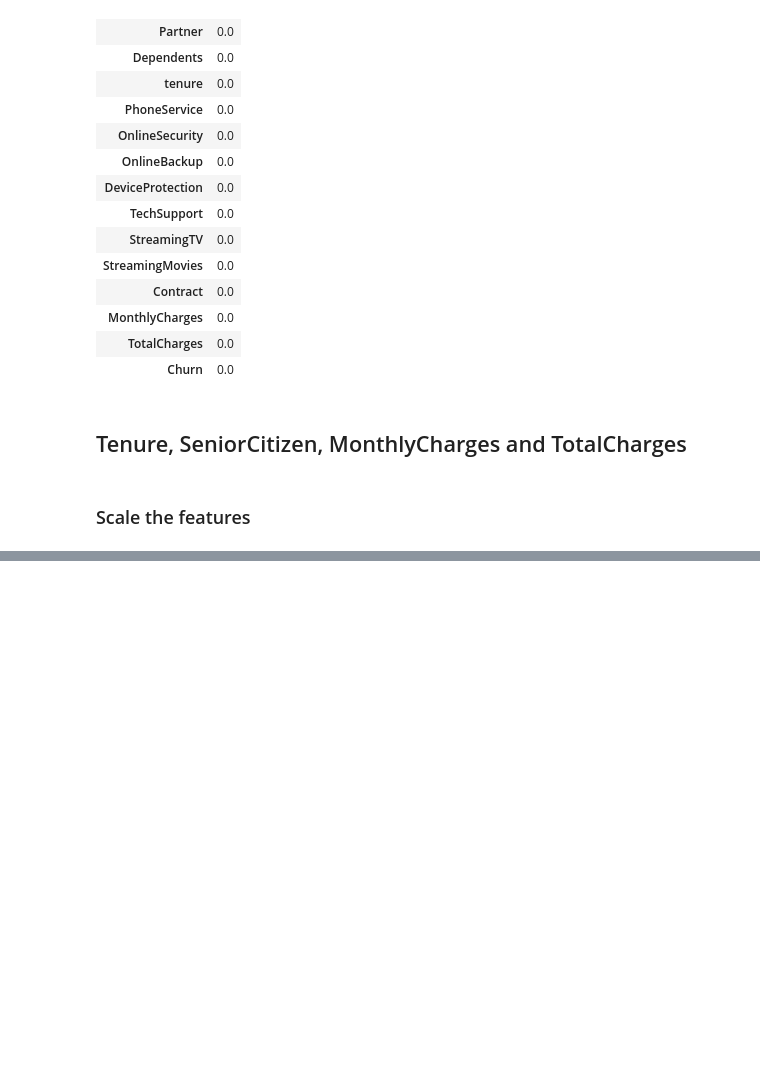
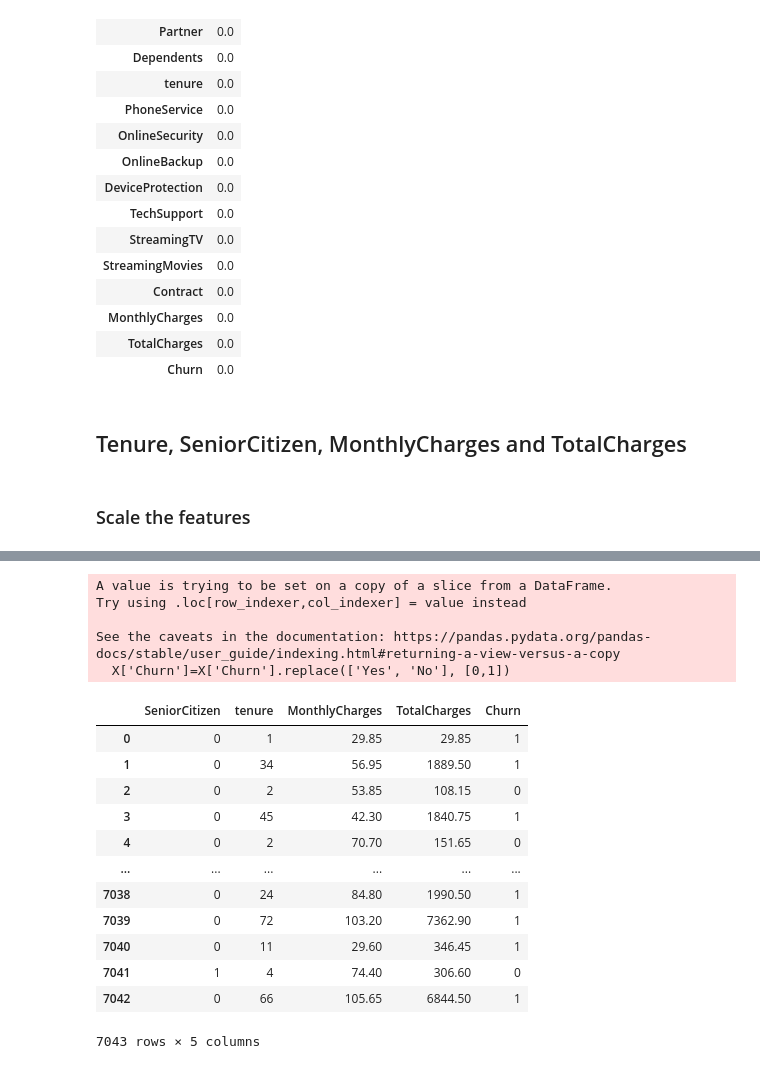
Before and after one commit to Pahegon/IronPablo, a Jupyter notebook: W7/Classification, Handling Imbalanced Data.ipynb, the cells around one changed output, grey strips where cells are left out. Saved outputs shown, nothing was run; the diff lists cells and outputs as text; code cells hidden in the pictures; blank space fills up the shorter version.

```diff
--- a/W7/Classification, Handling Imbalanced Data.ipynb
+++ b/W7/Classification, Handling Imbalanced Data.ipynb
@@ -123,0 +142,22 @@ pd.DataFrame(round(churnData.isna().sum()/len(churnData),4)*100)
+# %%
+X['Churn']=X['Churn'].replace(['Yes', 'No'], [0,1])
+X
+# %% [output]
+A value is trying to be set on a copy of a slice from a DataFrame.
+Try using .loc[row_indexer,col_indexer] = value instead
+
+See the caveats in the documentation: https://pandas.pydata.org/pandas-docs/stable/user_guide/indexing.html#returning-a-view-versus-a-copy
+  X['Churn']=X['Churn'].replace(['Yes', 'No'], [0,1])
+|  | SeniorCitizen | tenure | MonthlyCharges | TotalCharges | Churn |
+| 0 | 0 | 1 | 29.85 | 29.85 | 1 |
+| 1 | 0 | 34 | 56.95 | 1889.50 | 1 |
+| 2 | 0 | 2 | 53.85 | 108.15 | 0 |
+| 3 | 0 | 45 | 42.30 | 1840.75 | 1 |
+| 4 | 0 | 2 | 70.70 | 151.65 | 0 |
+| ... | ... | ... | ... | ... | ... |
+| 7038 | 0 | 24 | 84.80 | 1990.50 | 1 |
+| 7039 | 0 | 72 | 103.20 | 7362.90 | 1 |
+| 7040 | 0 | 11 | 29.60 | 346.45 | 1 |
+| 7041 | 1 | 4 | 74.40 | 306.60 | 0 |
+| 7042 | 0 | 66 | 105.65 | 6844.50 | 1 |
+7043 rows × 5 columns
```
Also changed, not shown: parts of 8 cells of this notebook.
